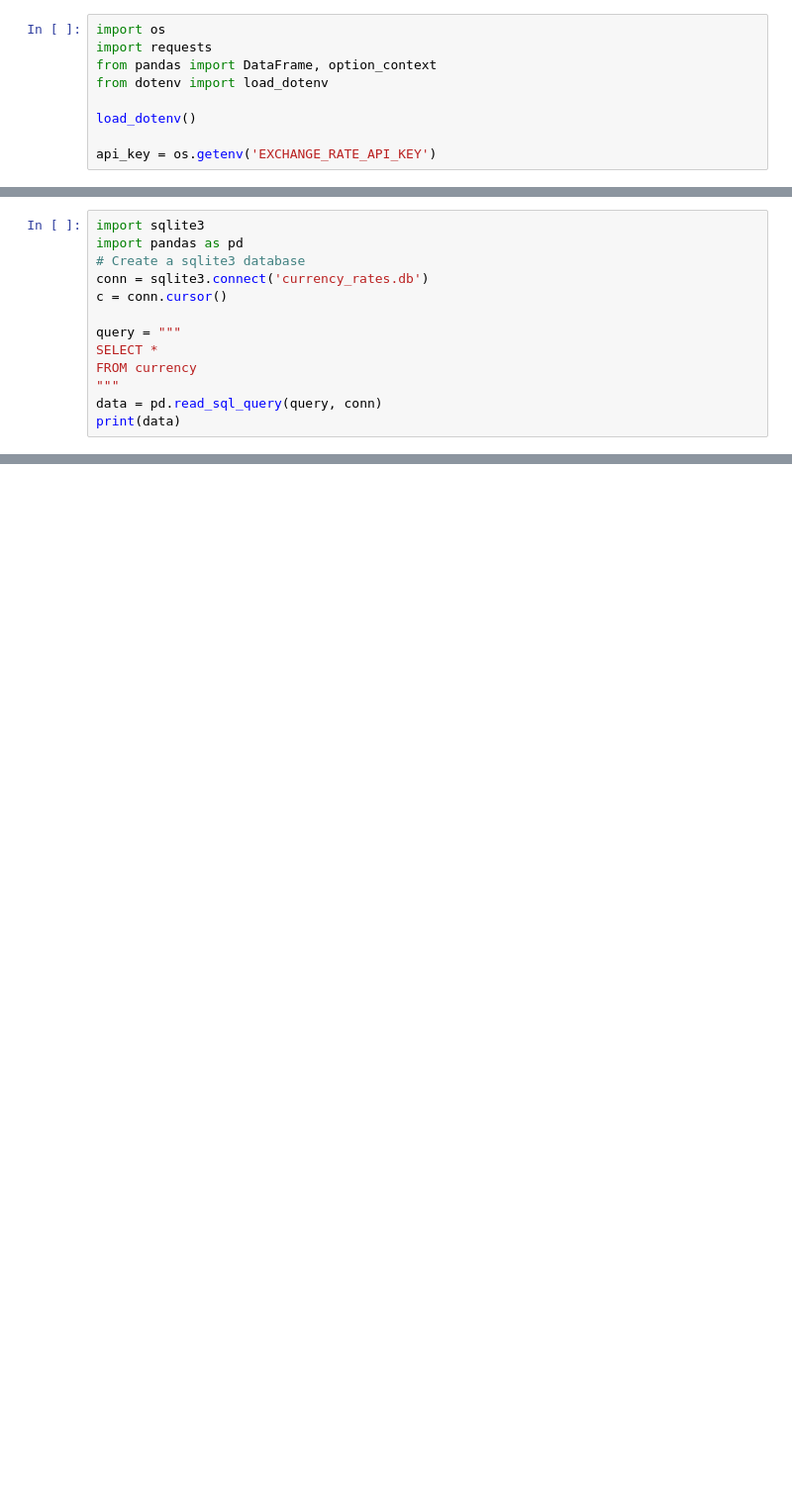
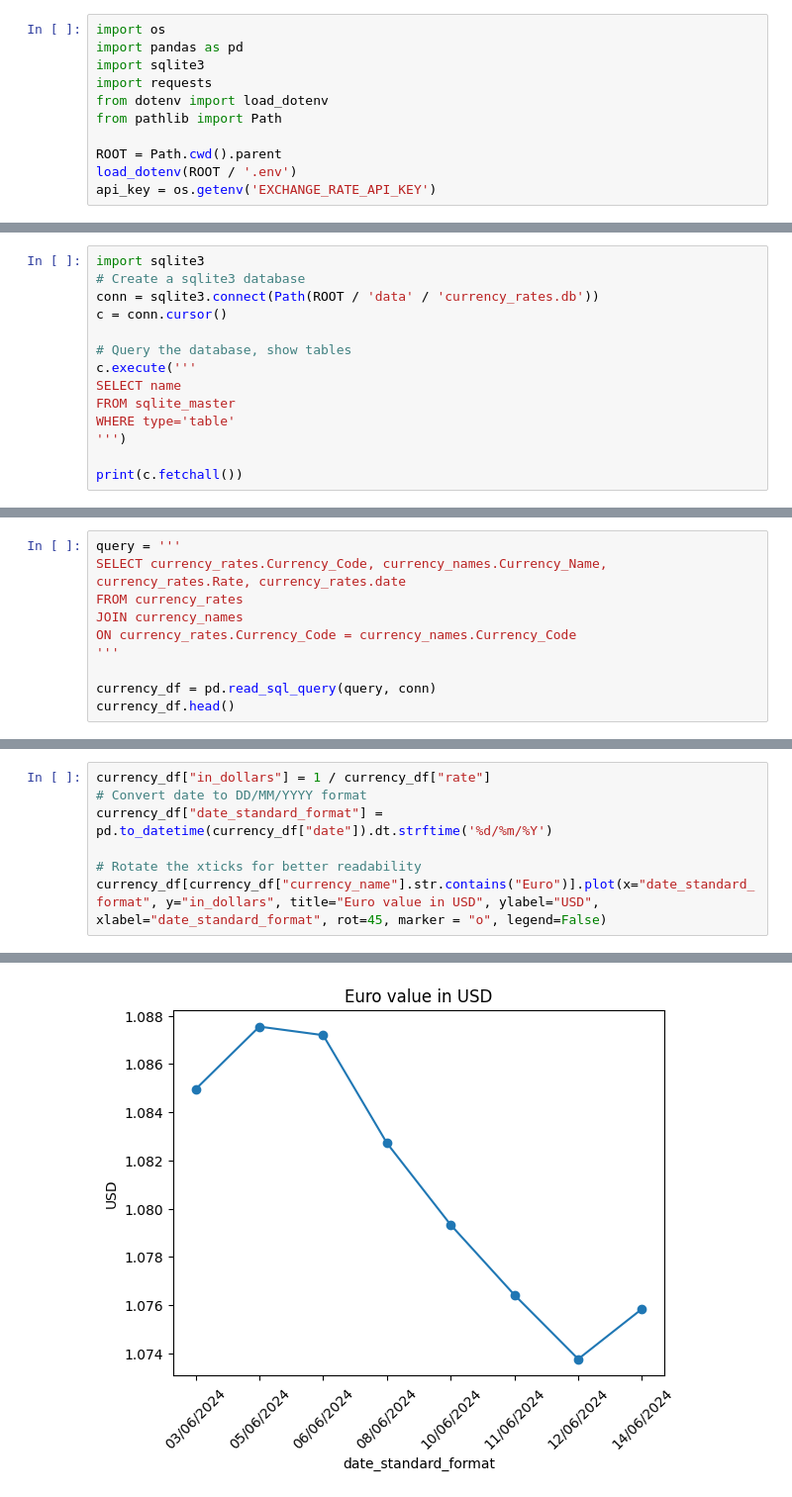
Before and after one commit to MrAnasAbid/Currency_rate_extractor, a Jupyter notebook: notebooks/exchange_rates_api_test.ipynb, the cells around one changed output, grey strips where cells are left out. Shown at 99% size. Drawn from its saved outputs; the diff is of its cells as text; blank space fills up the shorter version.

```diff
--- a/notebooks/exchange_rates_api_test.ipynb
+++ b/notebooks/exchange_rates_api_test.ipynb
@@ -1,11 +1,13 @@
 # %%
 import os
+import pandas as pd
+import sqlite3
 import requests
-from pandas import DataFrame, option_context
 from dotenv import load_dotenv
+from pathlib import Path
 
-load_dotenv()
-
+ROOT = Path.cwd().parent
+load_dotenv(ROOT / '.env')
 api_key = os.getenv('EXCHANGE_RATE_API_KEY')
 # %%
 base_currency = "USD"
@@ -107,13 +40,14 @@ old_data
 # %%
 import sqlite3
-import pandas as pd
 # Create a sqlite3 database
-conn = sqlite3.connect('currency_rates.db')
+conn = sqlite3.connect(Path(ROOT / 'data' / 'currency_rates.db'))
 c = conn.cursor()
 
-query = """
-SELECT *
-FROM currency
-"""
-data = pd.read_sql_query(query, conn)
-print(data)
+# Query the database, show tables
+c.execute('''
+SELECT name
+FROM sqlite_master
+WHERE type='table'
+''')
+
+print(c.fetchall())
@@ -119,0 +80,10 @@ print(data)
+# %%
+query = '''
+SELECT currency_rates.Currency_Code, currency_names.Currency_Name, currency_rates.Rate, currency_rates.date
+FROM currency_rates
+JOIN currency_names
+ON currency_rates.Currency_Code = currency_names.Currency_Code
+'''
+
+currency_df = pd.read_sql_query(query, conn)
+currency_df.head()
@@ -119,0 +99,8 @@ print(data)
+# %%
+currency_df["in_dollars"] = 1 / currency_df["rate"]
+# Convert date to DD/MM/YYYY format
+currency_df["date_standard_format"] = pd.to_datetime(currency_df["date"]).dt.strftime('%d/%m/%Y')
+
+# Rotate the xticks for better readability
+currency_df[currency_df["currency_name"].str.contains("Euro")].plot(x="date_standard_format", y="in_dollars", title="Euro value in USD", ylabel="USD", xlabel="date_standard_format", rot=45, marker = "o", legend=False)
+# %% [output]
@@ -119,0 +108 @@ print(data)
+[figure, added]
```
Also changed, not shown: parts of 20 cells of this notebook, 12 other files.
